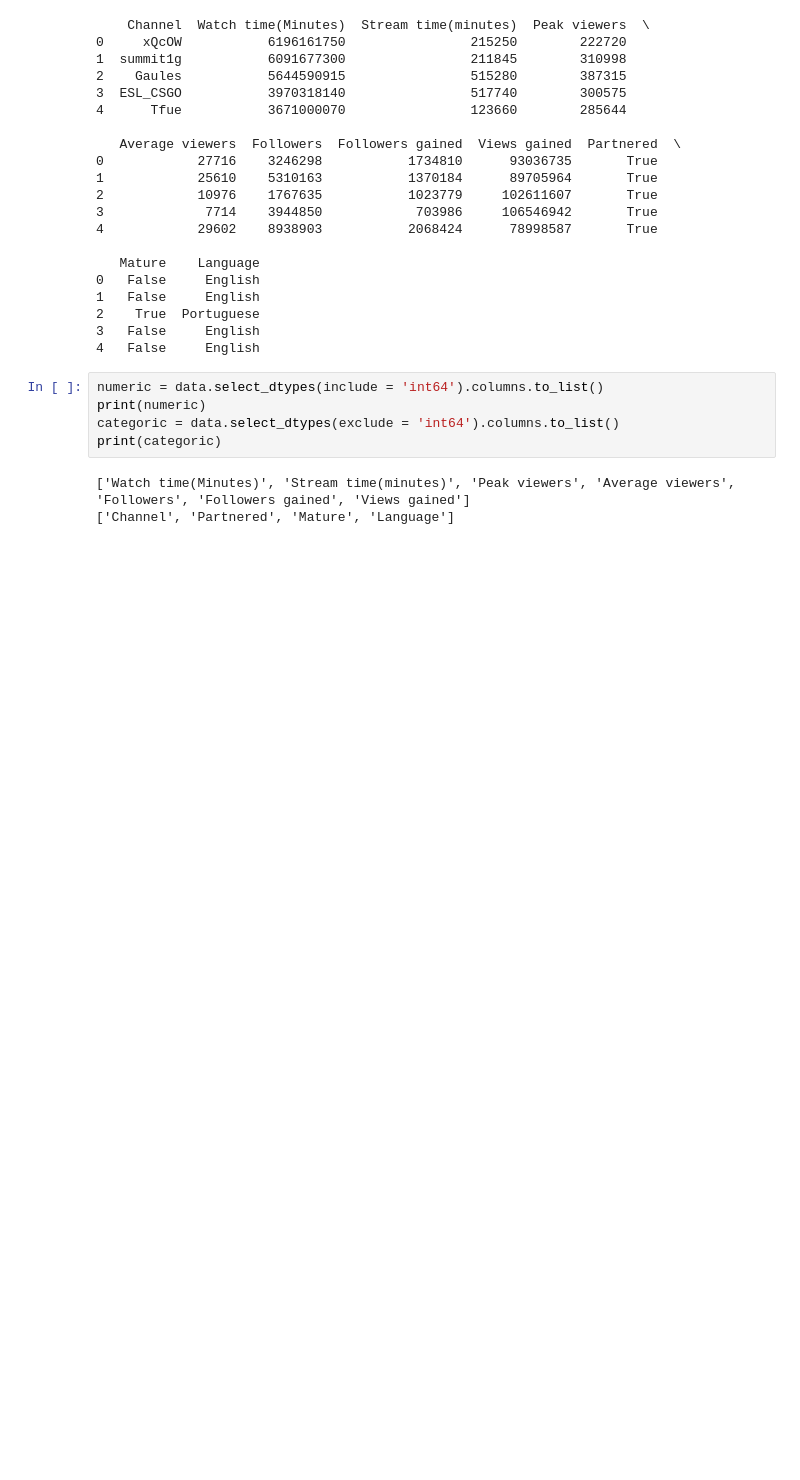
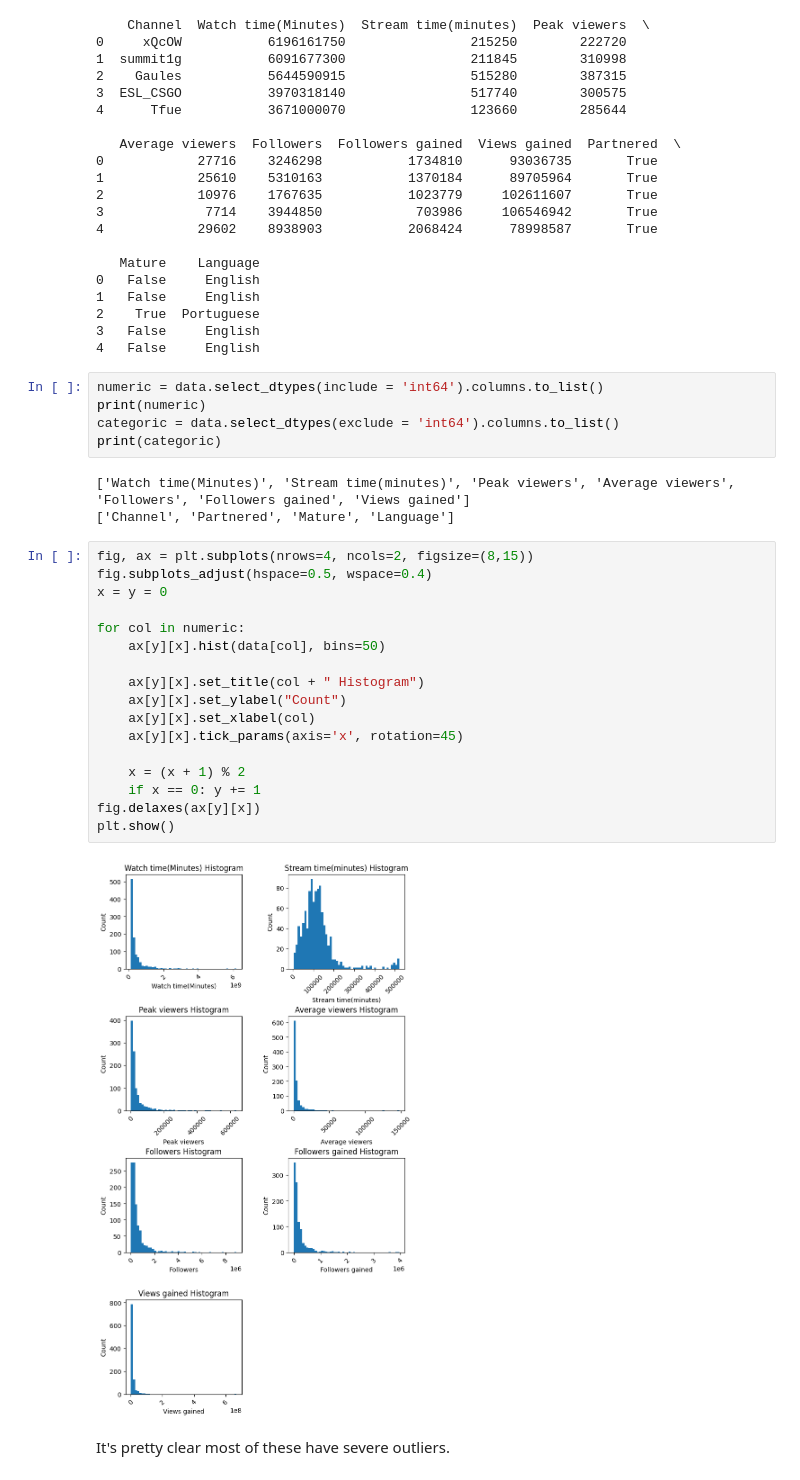
Before and after one commit to datasheng/csc460-hw-repo-wlong1, a Jupyter notebook: hw4/eda.ipynb, the cells around one changed output. Cells and saved outputs as stored; diff of their text form; blank space fills up the shorter version.

Commit message:
Basic histograms

```diff
--- a/hw4/eda.ipynb
+++ b/hw4/eda.ipynb
@@ -37,3 +37,24 @@ print(categoric)
 # %% [output]
 ['Watch time(Minutes)', 'Stream time(minutes)', 'Peak viewers', 'Average viewers', 'Followers', 'Followers gained', 'Views gained']
 ['Channel', 'Partnered', 'Mature', 'Language']
+# %%
+fig, ax = plt.subplots(nrows=4, ncols=2, figsize=(8,15))
+fig.subplots_adjust(hspace=0.5, wspace=0.4)
+x = y = 0
+
+for col in numeric:
+    ax[y][x].hist(data[col], bins=50)
+
+    ax[y][x].set_title(col + " Histogram")
+    ax[y][x].set_ylabel("Count")
+    ax[y][x].set_xlabel(col)
+    ax[y][x].tick_params(axis='x', rotation=45)
+
+    x = (x + 1) % 2
+    if x == 0: y += 1
+fig.delaxes(ax[y][x])
+plt.show()
+# %% [output]
+[figure, added]
+# %% [markdown]
+It's pretty clear most of these have severe outliers.
```
Also changed, not shown: parts of 1 cell of this notebook.
